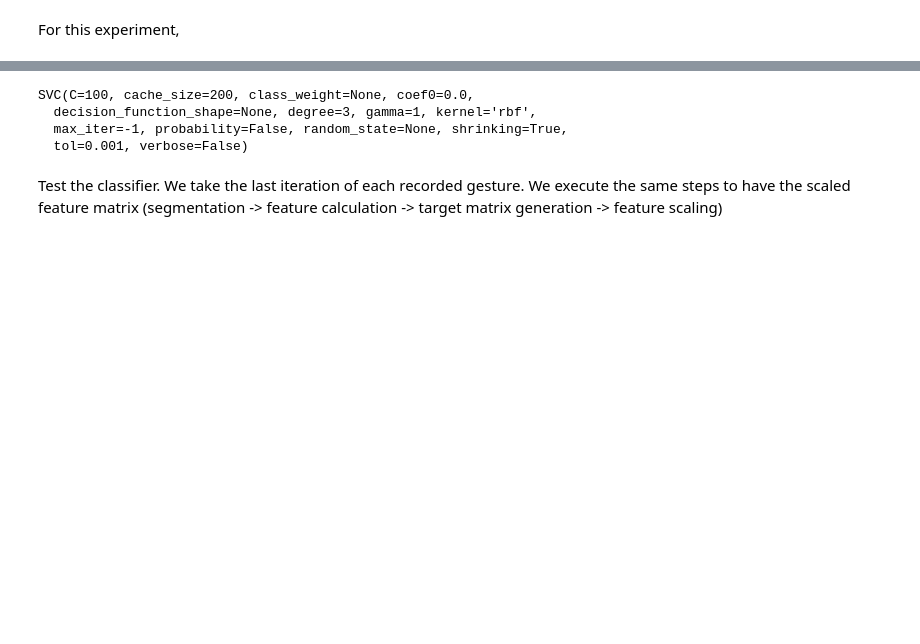
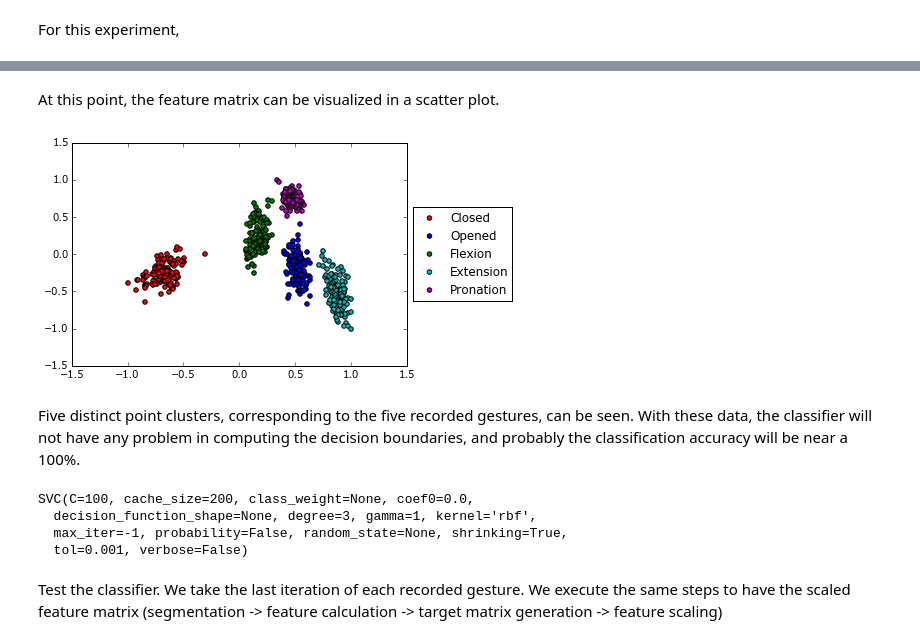
Before and after one commit to Alvipe/Mumai, a Jupyter notebook: Gesture classification/emg_classification.ipynb, the cells around one changed output, grey strips where cells are left out. Saved outputs shown, nothing was run; the diff lists cells and outputs as text; code cells hidden in the pictures; blank space fills up the shorter version.

```diff
--- a/Gesture classification/emg_classification.ipynb
+++ b/Gesture classification/emg_classification.ipynb
@@ -16,4 +18,4 @@ nGestures = 5
 nChannels = 2
 nIterations = 4
 emg = []
-emg_seg = []
+segmented_emg = []
@@ -31,13 +35,13 @@ def segmentation(emg, samples = 150):
     N = samples # number of samples per segment
     S = int(np.floor(emg.shape[0]/N)) # number of segments
     length = 0
-    emg_seg = np.zeros((N,S))
+    segmented_emg = np.zeros((N,S))
     for s in range(S):
         for n in range(length,N+length):
-            emg_seg[n-length,s] = emg[n] # 2D matrix with a EMG signal divided in s segments, each one with n samples
+            segmented_emg[n-length,s] = emg[n] # NxS matrix with a EMG signal divided in s segments, each one with n samples
         length = length + N
     length = 0
-    return emg_seg
+    return segmented_emg
 # %%
 for n in range(len(emg)):
-    emg_seg.append(segmentation(emg[n]))
+    segmented_emg.append(segmentation(emg[n]))
@@ -96,14 +156,14 @@ def features(segment,feature_list):
     return features
 # %%
-nSegments = len(emg_seg[0][0])
+nSegments = len(segmented_emg[0][0])
 nFeatures = len(feature_list)
 
 feature_matrix = np.zeros((nSegments*nIterations*nGestures,nFeatures*nChannels))
 n = 0
 
-for i in range(0,len(emg_seg),nChannels):
+for i in range(0,len(segmented_emg),nChannels):
     for j in range(nSegments):
-        feature_matrix[n] = features((emg_seg[i][:,j],emg_seg[i+1][:,j]),feature_list)
+        feature_matrix[n] = features((segmented_emg[i][:,j],segmented_emg[i+1][:,j]),feature_list)
         n += 1
 # %%
 def feature_scaling(feature_matrix,target,reductor=None,scaler=None):
@@ -127,6 +187,23 @@ def gestures(nSamples,nGestures):
 # %%
 y = gestures(nIterations*nSegments,nGestures)
 [X,reductor,scaler] = feature_scaling(feature_matrix, y)
+# %% [markdown]
+At this point, the feature matrix can be visualized in a scatter plot.
+# %%
+plt.scatter(X[0:nSegments*nIterations,0],X[0:nSegments*nIterations,1],c='r',label='Closed')
+plt.scatter(X[nSegments*nIterations:2*nSegments*nIterations,0],X[nSegments*nIterations:2*nSegments*nIterations,1],c='b',label='Opened')
+plt.scatter(X[2*nSegments*nIterations:3*nSegments*nIterations,0],X[2*nSegments*nIterations:3*nSegments*nIterations,1],c='g',label='Flexion')
+plt.scatter(X[3*nSegments*nIterations:4*nSegments*nIterations,0],X[3*nSegments*nIterations:4*nSegments*nIterations,1],c='c',label='Extension')
+plt.scatter(X[4*nSegments*nIterations:5*nSegments*nIterations,0],X[4*nSegments*nIterations:5*nSegments*nIterations,1],c='m',label='Pronation')
+plt.legend(scatterpoints=1,loc='center left', bbox_to_anchor=(1, 0.5))
+plt.show()
+
+#plt.scatter(feat_scaled[:,0],feat_scaled[:,1],c=target)
+#plt.show()
+# %% [output]
+[figure, added]
+# %% [markdown]
+Five distinct point clusters, corresponding to the five recorded gestures, can be seen. With these data, the classifier will not have any problem in computing the decision boundaries, and probably the classification accuracy will be near a 100%.
 # %%
 classifier = SVC(kernel='rbf',C=100,gamma=1)
 classifier.fit(X, y)
```
Also changed, not shown: parts of 32 cells of this notebook.
